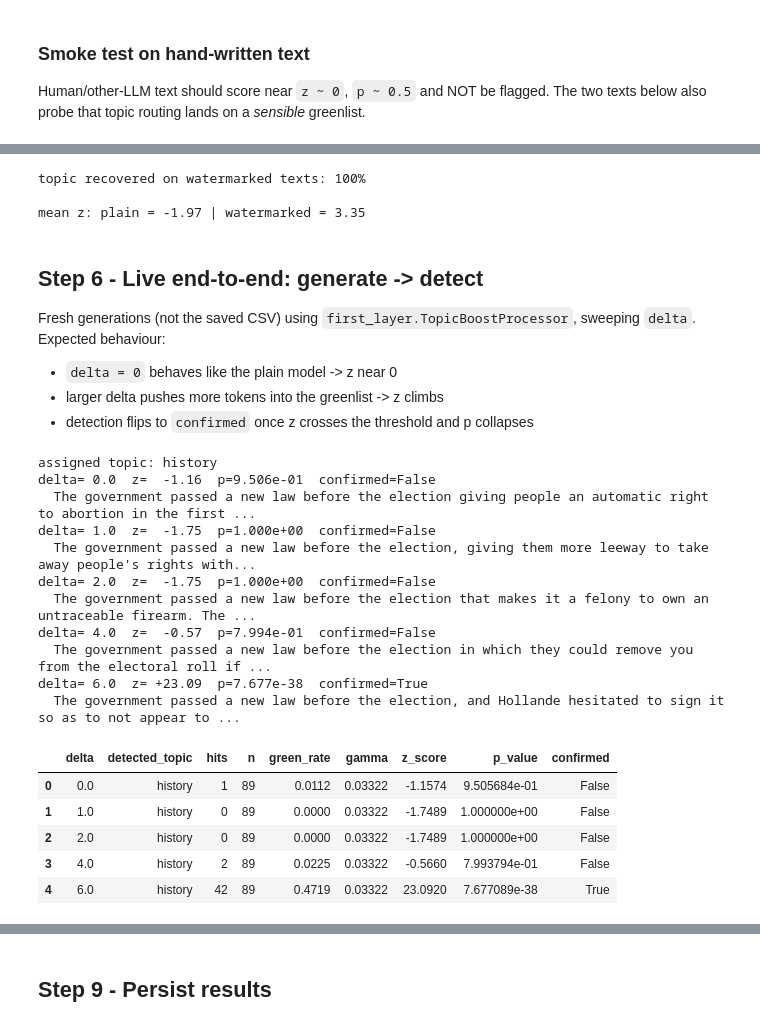
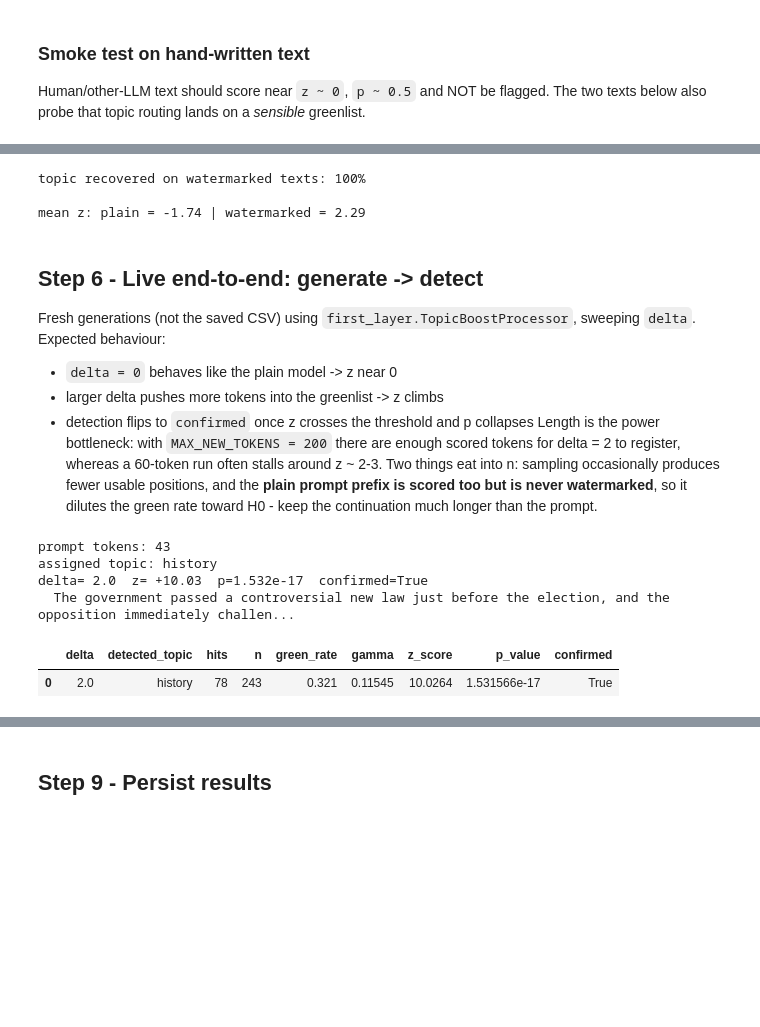
Before and after one commit to pravaspaudel/Dual_watermarking_Scheme, a Jupyter notebook: notebooks/08_topic_watermark_detection.ipynb, the cells around one changed output, grey strips where cells are left out. Saved outputs shown, nothing was run; the diff lists cells and outputs as text; code cells hidden in the pictures; blank space fills up the shorter version.

Commit message:
topic detect

```diff
--- a/notebooks/08_topic_watermark_detection.ipynb
+++ b/notebooks/08_topic_watermark_detection.ipynb
@@ -201,8 +236,10 @@ def extract_topic(text: str, verbose: bool = False):
 # %%
 # quick feel for the geometry on a few off-the-shelf texts
 for p in [
-    "The government passed a new law before the election",
-    "The cricket team won the final match",
+    ("The government passed a controversial new surveillance law just before the "
+     "national election, and opposition parties immediately challenged it in court"),
+    ("The cricket team chased down 280 runs in the final match and won the trophy "
+     "on the very last ball of a thrilling tournament"),
 ]:
     print(f"\n{p!r}")
     best, _ = extract_topic(p, verbose=True)
@@ -271,8 +292,15 @@ technology     |G_t|=  7105  gamma_t=0.1414
 # %%
+from scipy.stats import binomtest
+
+for t in TOPICS:
+    gamma_t = len(green_sets[t]) / VOCAB_SIZE
+    print(f"{t:14} |G_t|={len(green_sets[t]):>6}  gamma_t={gamma_t:.4f}")
+
+
 def detection_stats(token_ids, topic):
-    """Count green hits and compute z-score + exact binomial p-value."""
+    """Count green hits against the topic's own gamma -> z-score + exact binomial p-value."""
     gset = green_sets[topic]
-    gamma = green_fractions[topic]
+    gamma = len(gset) / VOCAB_SIZE
 
     hits = sum(1 for tid in token_ids if tid in gset)
     n = len(token_ids)
@@ -292,9 +329,10 @@ def detection_stats(token_ids, topic):
 # %%
 def detect_topic_watermark(text, z_threshold=Z_THRESHOLD,
                            p_value_threshold=P_VALUE_THRESHOLD, verbose=False):
-    """Full first-layer detection: infer topic -> green hits -> z vs p decision.
+    """Full first-layer detection: infer topic -> green hits -> z & p decision.
 
-    Returns dict (same spirit as detect_private_watermark in kgw_detection.py):
+    Returns a dict in the same spirit as kgw_detection.detect_private_watermark,
+    plus the topic fields (which topic the text was routed to and how confidently):
       topic, topic_score, ownership_score (= s/n), match_count, num_positions,
       gamma, z_score, p_value, confirmed
     """
@@ -410,15 +473,15 @@ sanity_df
 # %%
 # topic routing check: did the detector recover the generation-time topic?
-routing_ok = (sanity_df[sanity_df["kind"] == "watermarked"]["gen_topic"]
-              == sanity_df[sanity_df["kind"] == "watermarked"]["detected_topic"])
+wm_rows = sanity_df[sanity_df.kind == "watermarked"]
+routing_ok = wm_rows["gen_topic"] == wm_rows["detected_topic"]
 print("topic recovered on watermarked texts:", f"{routing_ok.mean():.0%}")
 print("\nmean z: plain = %.2f | watermarked = %.2f" % (
     sanity_df[sanity_df.kind == "plain"].z_score.mean(),
-    sanity_df[sanity_df.kind == "watermarked"].z_score.mean()))
+    wm_rows.z_score.mean()))
 # %% [output]
 topic recovered on watermarked texts: 100%
 
-mean z: plain = -1.97 | watermarked = 3.35
+mean z: plain = -1.74 | watermarked = 2.29
 # %% [markdown]
 ## Step 6 - Live end-to-end: generate -> detect
 
@@ -428,3 +491,9 @@ sweeping `delta`. Expected behaviour:
 - `delta = 0` behaves like the plain model -> z near 0
 - larger delta pushes more tokens into the greenlist -> z climbs
 - detection flips to `confirmed` once z crosses the threshold and p collapses
+Length is the power bottleneck: with `MAX_NEW_TOKENS = 200` there are enough scored
+tokens for delta = 2 to register, whereas a 60-token run often stalls around
+z ~ 2-3. Two things eat into n: sampling occasionally produces fewer usable
+positions, and the **plain prompt prefix is scored too but is never watermarked**,
+so it dilutes the green rate toward H0 - keep the continuation much longer than
+the prompt.
@@ -437,47 +500,39 @@ from src.watermark.first_layer import TopicBoostProcessor
 # %%
-torch.manual_seed(42)
-
-PROMPT = "The government passed a new law before the election"
+PROMPT = ("The government passed a controversial new law just before the election, "
+          "and the opposition immediately challenged it in court, arguing that the "
+          "rushed midnight vote in parliament ignored decades of constitutional "
+          "precedent and stripped citizens of long-standing protections.")
+n_prompt = len(tokenizer.encode(PROMPT, add_special_tokens=False))
+print(f"prompt tokens: {n_prompt}")
 topic, _ = extract_topic(PROMPT)
 print("assigned topic:", topic)
 
-DELTA_SWEEP = [0.0, 1.0, 2.0, 4.0, 6.0]
 sweep_rows = []
 for d in DELTA_SWEEP:
     inputs = tokenizer(PROMPT, return_tensors="pt").to(model.device)
-    processors = [TopicBoostProcessor(greenlists[topic], delta=d)] if d > 0 else None
+    processors = ([TopicBoostProcessor(greenlists[topic][SPLIT], delta=d)]
+                  if d > 0 else None)
     with torch.no_grad():
-        out = model.generate(**inputs, max_new_tokens=80, do_sample=True,
+        out = model.generate(**inputs, max_new_tokens=MAX_NEW_TOKENS, do_sample=True,
                              temperature=1.0, top_p=0.9,
                              logits_processor=processors)
     text = tokenizer.decode(out[0], skip_special_tokens=True)
 
     det = detect_topic_watermark(text)
     sweep_rows.append({"delta": d, "detected_topic": det["topic"],
                        "hits": det["match_count"], "n": det["num_positions"],
-                       "green_rate": det["ownership_score"],
-                       "gamma": det["gamma"], "z_score": det["z_score"],
-                       "p_value": det["p_value"], "confirmed": det["confirmed"]})
+                       "green_rate": det["ownership_score"], "gamma": det["gamma"],
+                       "z_score": det["z_score"], "p_value": det["p_value"],
+                       "confirmed": det["confirmed"]})
     print(f"delta={d:>4}  z={det['z_score']:+7.2f}  p={det['p_value']:.3e}"
           f"  confirmed={det['confirmed']}\n  {text[:110]}...")
 
 sweep_df = pd.DataFrame(sweep_rows)
 sweep_df
 # %% [output]
+prompt tokens: 43
 assigned topic: history
-delta= 0.0  z=  -1.16  p=9.506e-01  confirmed=False
-  The government passed a new law before the election giving people an automatic right to abortion in the first ...
-delta= 1.0  z=  -1.75  p=1.000e+00  confirmed=False
-  The government passed a new law before the election, giving them more leeway to take away people's rights with...
-delta= 2.0  z=  -1.75  p=1.000e+00  confirmed=False
-  The government passed a new law before the election that makes it a felony to own an untraceable firearm. The ...
-delta= 4.0  z=  -0.57  p=7.994e-01  confirmed=False
-  The government passed a new law before the election in which they could remove you from the electoral roll if ...
-delta= 6.0  z= +23.09  p=7.677e-38  confirmed=True
-  The government passed a new law before the election, and Hollande hesitated to sign it so as to not appear to ...
+delta= 2.0  z= +10.03  p=1.532e-17  confirmed=True
+  The government passed a controversial new law just before the election, and the opposition immediately challen...
 |  | delta | detected_topic | hits | n | green_rate | gamma | z_score | p_value | confirmed |
-| 0 | 0.0 | history | 1 | 89 | 0.0112 | 0.03322 | -1.1574 | 9.505684e-01 | False |
-| 1 | 1.0 | history | 0 | 89 | 0.0000 | 0.03322 | -1.7489 | 1.000000e+00 | False |
-| 2 | 2.0 | history | 0 | 89 | 0.0000 | 0.03322 | -1.7489 | 1.000000e+00 | False |
-| 3 | 4.0 | history | 2 | 89 | 0.0225 | 0.03322 | -0.5660 | 7.993794e-01 | False |
-| 4 | 6.0 | history | 42 | 89 | 0.4719 | 0.03322 | 23.0920 | 7.677089e-38 | True |
+| 0 | 2.0 | history | 78 | 243 | 0.321 | 0.11545 | 10.0264 | 1.531566e-17 | True |
```
Also changed, not shown: parts of 33 cells of this notebook, 3 other files.
